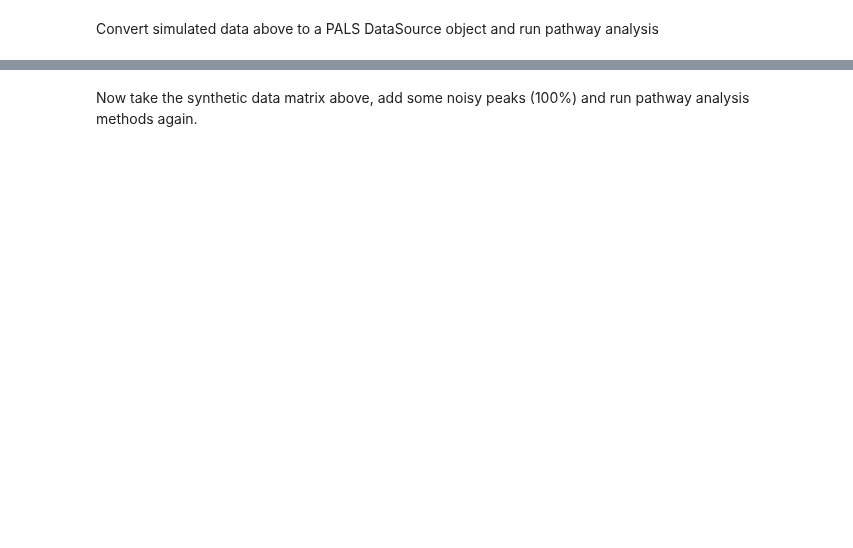
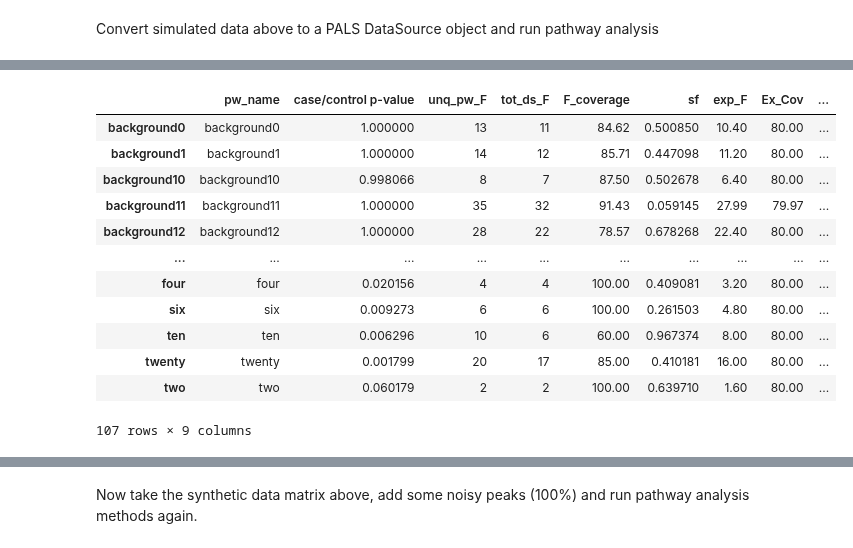
Before and after one commit to glasgowcompbio/PALS, a Jupyter notebook: notebooks/manuscript/adding_pathway_noise.ipynb, the cells around one changed output, grey strips where cells are left out. Drawn from its saved outputs; the diff is of its cells as text; code cells hidden in the pictures; blank space fills up the shorter version.

```diff
--- a/notebooks/manuscript/adding_pathway_noise.ipynb
+++ b/notebooks/manuscript/adding_pathway_noise.ipynb
@@ -70,4 +83,5 @@ ds = convert_to_data_source(int_df, updated_pathway_names, case_fnames, control_
 # %%
-pals = PALS(ds, plage_weight=plage_weight, hg_weight=hg_weight)
-pals_df = pals.get_pathway_df()
+pals = PLAGE(ds, plage_weight=plage_weight, hg_weight=hg_weight)
+pals_df = pals.get_results()
 pals_df.sort_values('pw_name')
+# %% [output]
@@ -74,2 +105,15 @@ pals_df.sort_values('pw_name')
+|  | pw_name | case/control p-value | unq_pw_F | tot_ds_F | F_coverage | sf | exp_F | Ex_Cov | ... |
+| background0 | background0 | 1.000000 | 13 | 11 | 84.62 | 0.500850 | 10.40 | 80.00 | ... |
+| background1 | background1 | 1.000000 | 14 | 12 | 85.71 | 0.447098 | 11.20 | 80.00 | ... |
+| background10 | background10 | 0.998066 | 8 | 7 | 87.50 | 0.502678 | 6.40 | 80.00 | ... |
+| background11 | background11 | 1.000000 | 35 | 32 | 91.43 | 0.059145 | 27.99 | 79.97 | ... |
+| background12 | background12 | 1.000000 | 28 | 22 | 78.57 | 0.678268 | 22.40 | 80.00 | ... |
+| ... | ... | ... | ... | ... | ... | ... | ... | ... | ... |
+| four | four | 0.020156 | 4 | 4 | 100.00 | 0.409081 | 3.20 | 80.00 | ... |
+| six | six | 0.009273 | 6 | 6 | 100.00 | 0.261503 | 4.80 | 80.00 | ... |
+| ten | ten | 0.006296 | 10 | 6 | 60.00 | 0.967374 | 8.00 | 80.00 | ... |
+| twenty | twenty | 0.001799 | 20 | 17 | 85.00 | 0.410181 | 16.00 | 80.00 | ... |
+| two | two | 0.060179 | 2 | 2 | 100.00 | 0.639710 | 1.60 | 80.00 | ... |
+107 rows × 9 columns
 # %%
 ora = ORA(ds)
```
Also changed, not shown: parts of 40 cells of this notebook, 1 other file.
